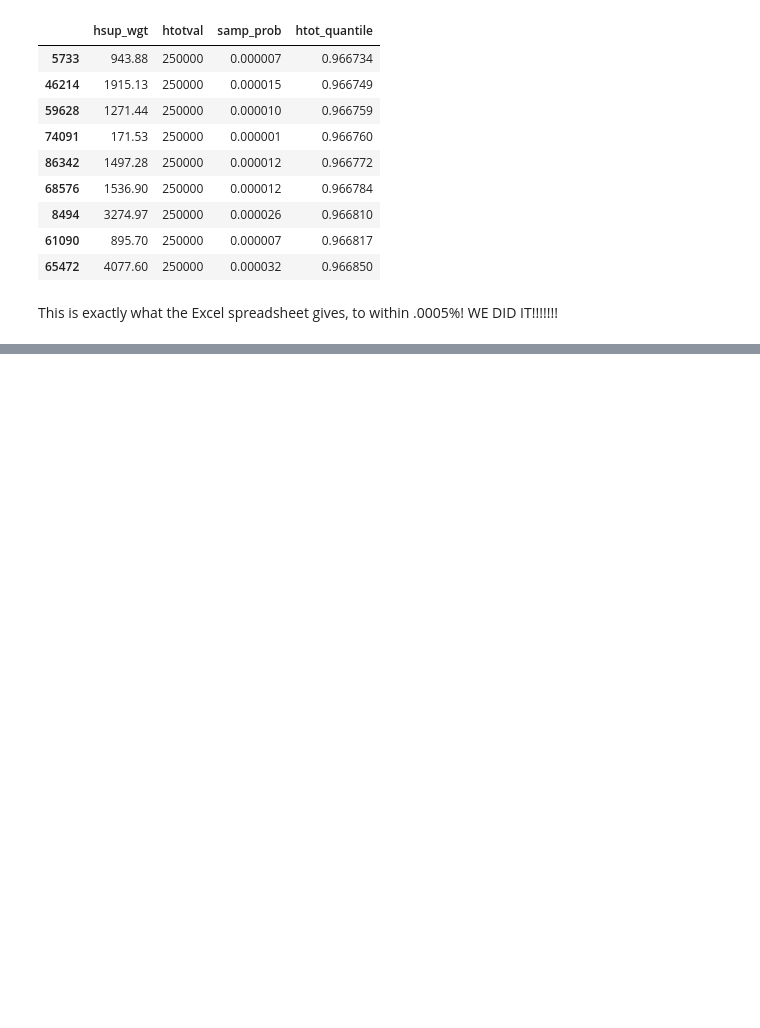
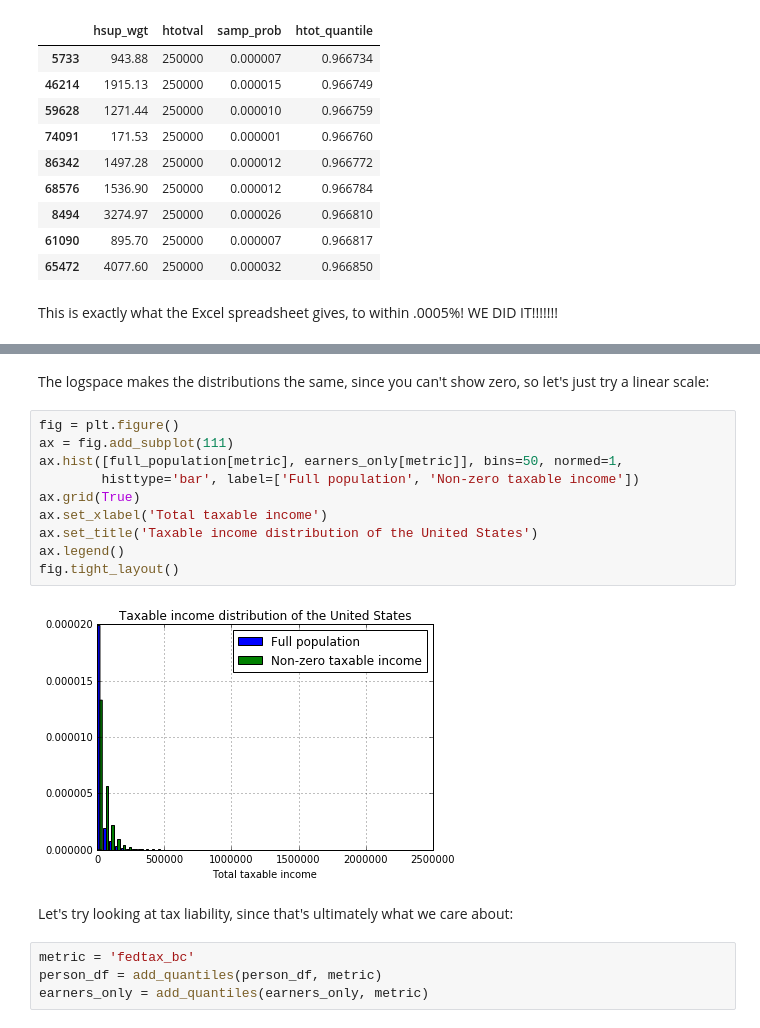
Before and after one commit to cmdavis4/census, a Jupyter notebook: explore_census_data.ipynb, the cells around one changed output, grey strips where cells are left out. Saved outputs shown, nothing was run; the diff lists cells and outputs as text; blank space fills up the shorter version.

```diff
--- a/explore_census_data.ipynb
+++ b/explore_census_data.ipynb
@@ -111,0 +163,20 @@ This is exactly what the Excel spreadsheet gives, to within .0005%! WE DID IT!!!
+# %% [markdown]
+The logspace makes the distributions the same, since you can't show zero, so let's just try a linear scale:
+# %%
+fig = plt.figure()
+ax = fig.add_subplot(111)
+ax.hist([full_population[metric], earners_only[metric]], bins=50, normed=1,
+        histtype='bar', label=['Full population', 'Non-zero taxable income'])
+ax.grid(True)
+ax.set_xlabel('Total taxable income')
+ax.set_title('Taxable income distribution of the United States')
+ax.legend()
+fig.tight_layout()
+# %% [output]
+[figure, added]
+# %% [markdown]
+Let's try looking at tax liability, since that's ultimately what we care about:
+# %%
+metric = 'fedtax_bc'
+person_df = add_quantiles(person_df, metric)
+earners_only = add_quantiles(earners_only, metric)
```
Also changed, not shown: parts of 10 cells of this notebook, 1 other file.
